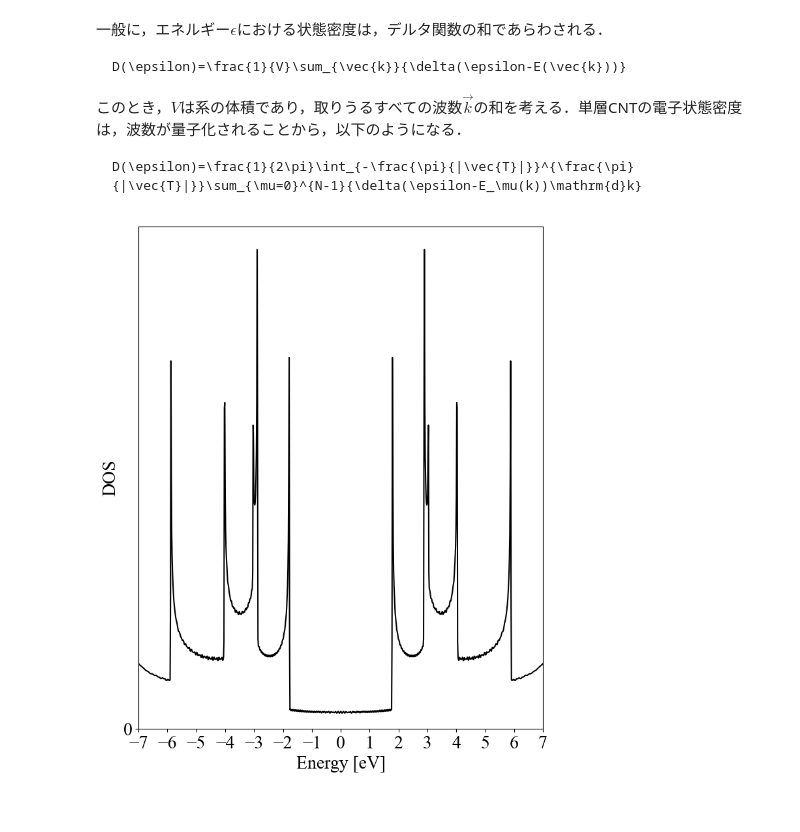
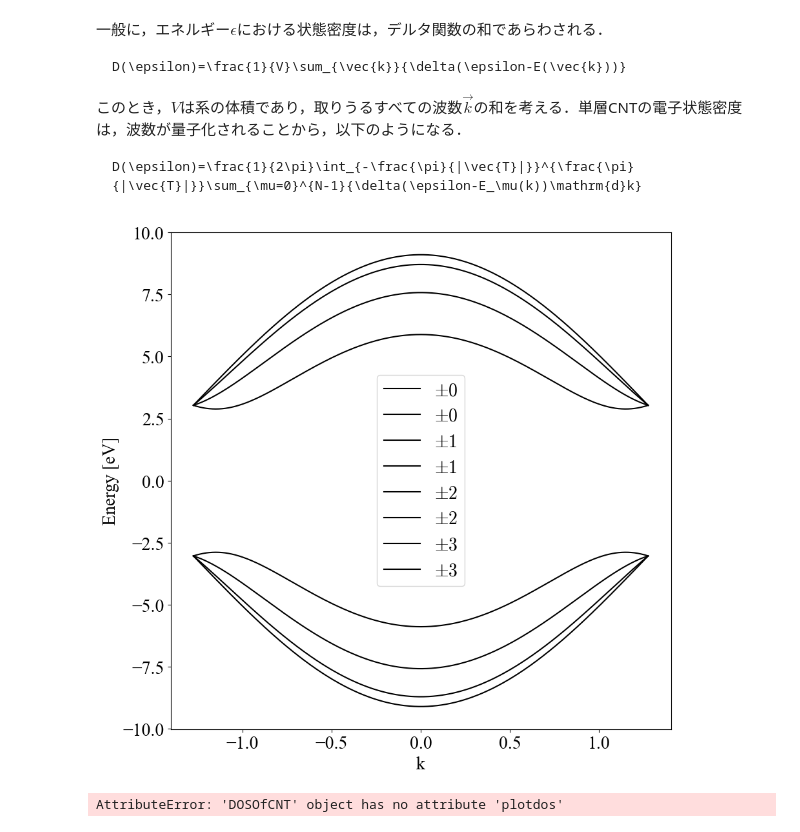
Before and after one commit to kykougaku/adhoc_analysis, a Jupyter notebook: notebook/dos.ipynb, the cells around one changed output. Cells and saved outputs as stored; diff of their text form; code cells hidden in the pictures.

```diff
--- a/notebook/dos.ipynb
+++ b/notebook/dos.ipynb
@@ -79,7 +79,19 @@ class DOSOfCNT:
                 ret += self.dk * (delta(E - self.E_mu(k, mu, '+')) + delta(E - self.E_mu(k, mu, '-')))  # 結合性バンドと反結合性バンドのDOSの和
         return ret / (2 * np.pi) / 2
 
-    def plot(self, E_range: tuple):
+    def plot_band(self, n_range :int = 3) -> None:
+        plt.figure(figsize=(10, 10))
+        for mu in range(n_range + 1):
+            E_plus = [self.E_mu(k_, mu, '+') for k_ in self.k_range]
+            plt.plot(self.k_range, E_plus, color='k', label=f"$\pm {mu}$")
+            E_minus = [self.E_mu(k_, -1*mu, '-') for k_ in self.k_range]
+            plt.plot(self.k_range, E_minus, color='k', label=f"$\pm {mu}$")
+        plt.xlabel('k')
+        plt.ylabel('Energy [eV]')
+        plt.legend()
+        plt.show()
+
+    def plot_dos(self, E_range: tuple):
         plt.figure(figsize=(8, 10))
         E = np.linspace(*E_range, 1000)
         plt.plot(E, self.DOS(E), color='k')
@@ -91,7 +103,13 @@ class DOSOfCNT:
         plt.yticks([0])
         plt.show()
 # %%
-mydos = DOSOfCNT(5, 5)
-mydos.plot((-7, 7))
+
+myband = DOSOfCNT(5, 5)
-# %% [output]
-[figure, removed]
+# %%
+myband.plot_band()
+# %% [output]
+[figure, added]
+# %%
+myband.plotdos((-7, 7))
+# %% [output]
+AttributeError: 'DOSOfCNT' object has no attribute 'plotdos'
```
